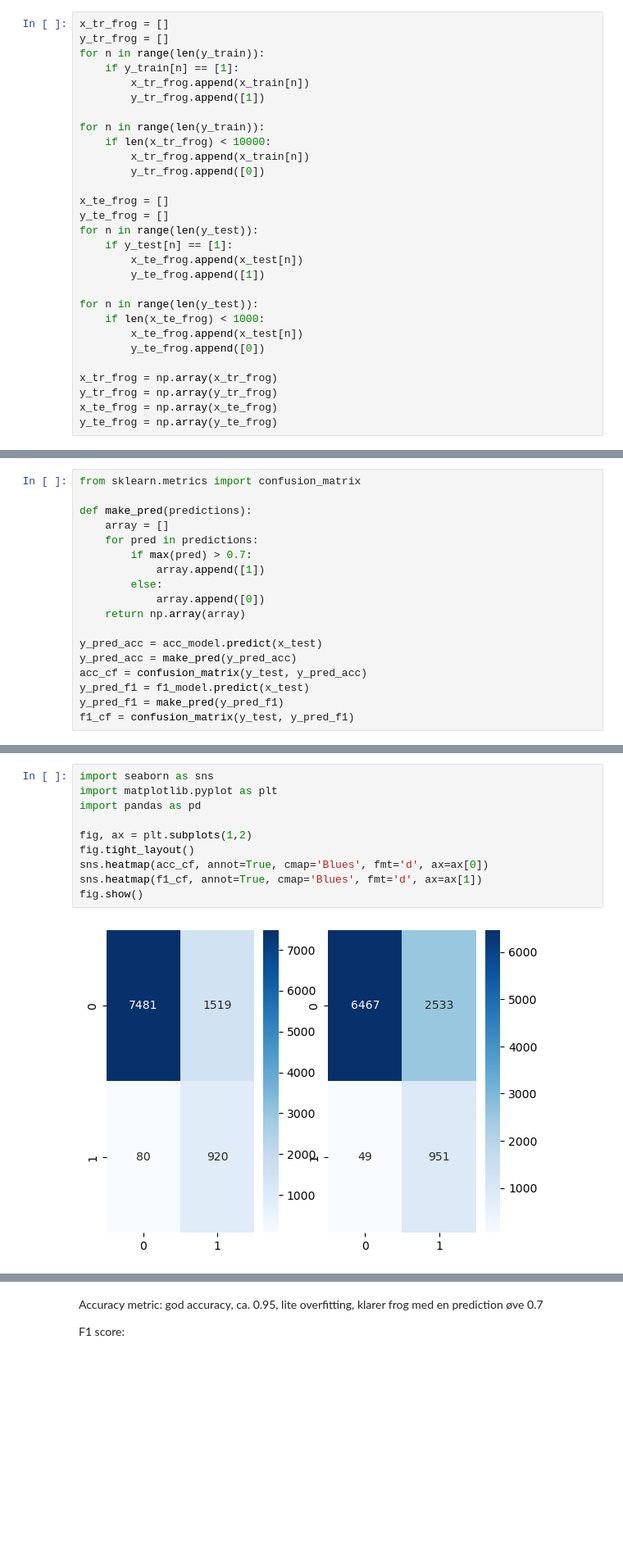
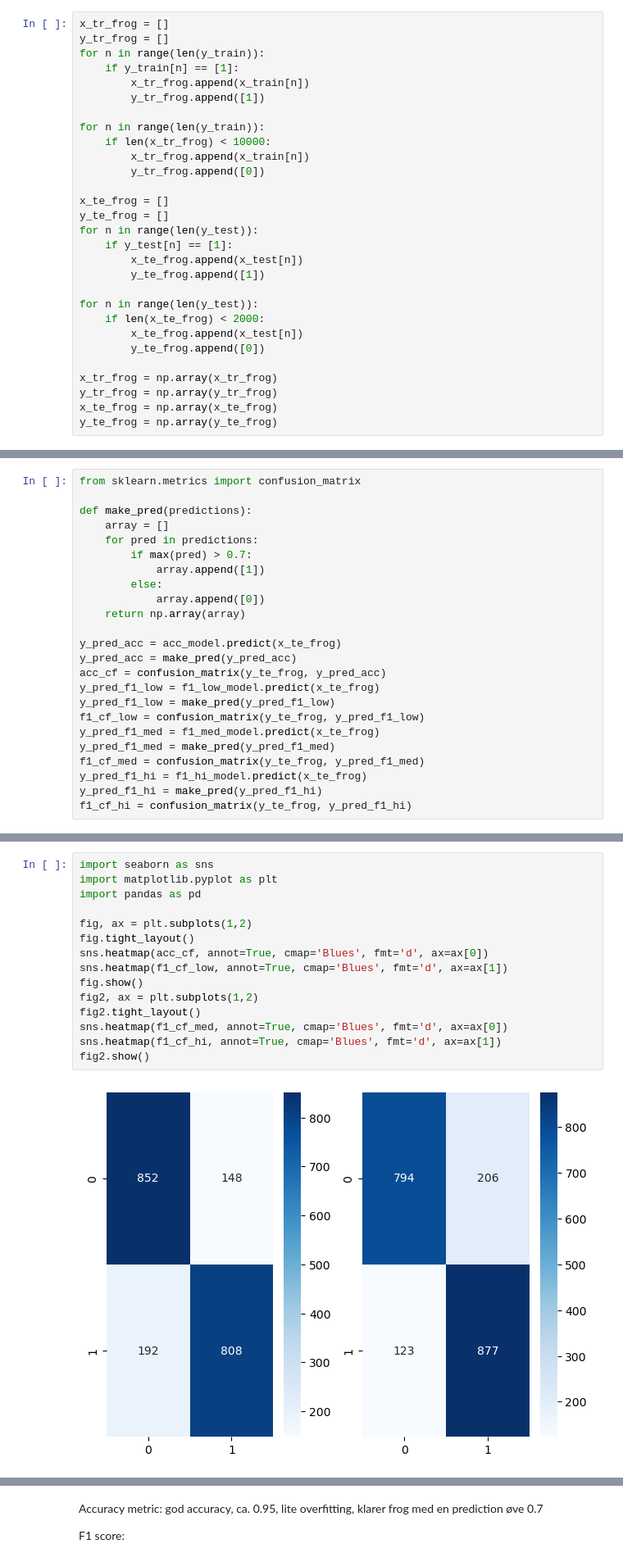
Before and after one commit to ellrub/Info284, a Jupyter notebook: cnn_dha_2.ipynb, the cells around one changed output, grey strips where cells are left out. Shown at 82% size. Saved outputs shown, nothing was run; the diff lists cells and outputs as text; blank space fills up the shorter version.

```diff
--- a/cnn_dha_2.ipynb
+++ b/cnn_dha_2.ipynb
@@ -52,7 +52,7 @@ for n in range(len(y_test)):
         y_te_frog.append([1])
 
 for n in range(len(y_test)):
-    if len(x_te_frog) < 1000:
+    if len(x_te_frog) < 2000:
         x_te_frog.append(x_test[n])
         y_te_frog.append([0])
 
@@ -137,10 +138,16 @@ def make_pred(predictions):
             array.append([0])
     return np.array(array)
 
-y_pred_acc = acc_model.predict(x_test)
+y_pred_acc = acc_model.predict(x_te_frog)
 y_pred_acc = make_pred(y_pred_acc)
-acc_cf = confusion_matrix(y_test, y_pred_acc)
-y_pred_f1 = f1_model.predict(x_test)
-y_pred_f1 = make_pred(y_pred_f1)
-f1_cf = confusion_matrix(y_test, y_pred_f1)
+acc_cf = confusion_matrix(y_te_frog, y_pred_acc)
+y_pred_f1_low = f1_low_model.predict(x_te_frog)
+y_pred_f1_low = make_pred(y_pred_f1_low)
+f1_cf_low = confusion_matrix(y_te_frog, y_pred_f1_low)
+y_pred_f1_med = f1_med_model.predict(x_te_frog)
+y_pred_f1_med = make_pred(y_pred_f1_med)
+f1_cf_med = confusion_matrix(y_te_frog, y_pred_f1_med)
+y_pred_f1_hi = f1_hi_model.predict(x_te_frog)
+y_pred_f1_hi = make_pred(y_pred_f1_hi)
+f1_cf_hi = confusion_matrix(y_te_frog, y_pred_f1_hi)
 # %% [output]
@@ -149,12 +158,17 @@ f1_cf = confusion_matrix(y_test, y_pred_f1)
 # %%
 import seaborn as sns
 import matplotlib.pyplot as plt
 import pandas as pd
 
 fig, ax = plt.subplots(1,2)
 fig.tight_layout()
 sns.heatmap(acc_cf, annot=True, cmap='Blues', fmt='d', ax=ax[0])
-sns.heatmap(f1_cf, annot=True, cmap='Blues', fmt='d', ax=ax[1])
+sns.heatmap(f1_cf_low, annot=True, cmap='Blues', fmt='d', ax=ax[1])
 fig.show()
+fig2, ax = plt.subplots(1,2)
+fig2.tight_layout()
+sns.heatmap(f1_cf_med, annot=True, cmap='Blues', fmt='d', ax=ax[0])
+sns.heatmap(f1_cf_hi, annot=True, cmap='Blues', fmt='d', ax=ax[1])
+fig2.show()
 # %% [output]
-[figure, old version]
+[figure, new version]
```
Also changed, not shown: parts of 9 cells of this notebook, 2 other files.
